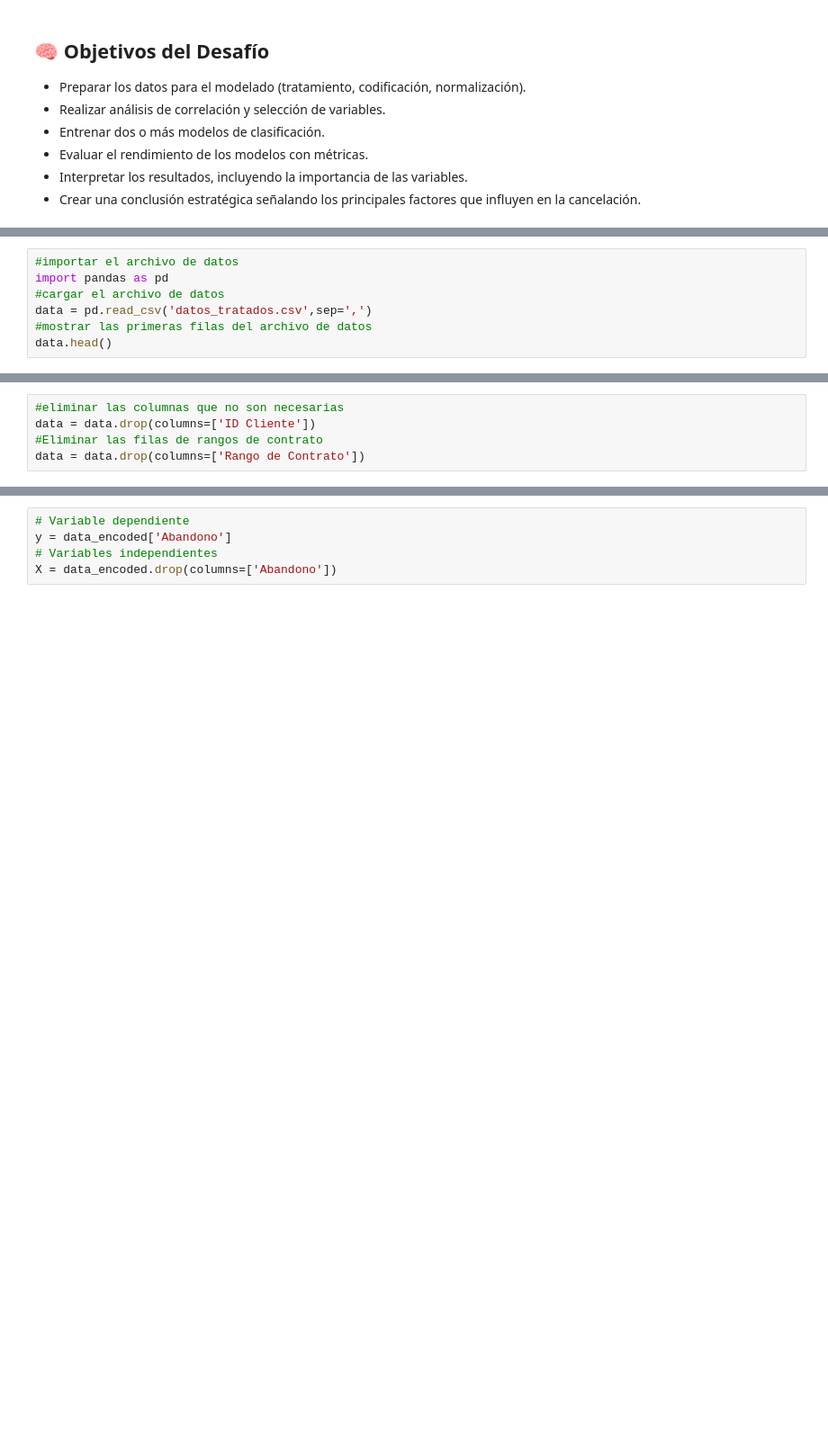
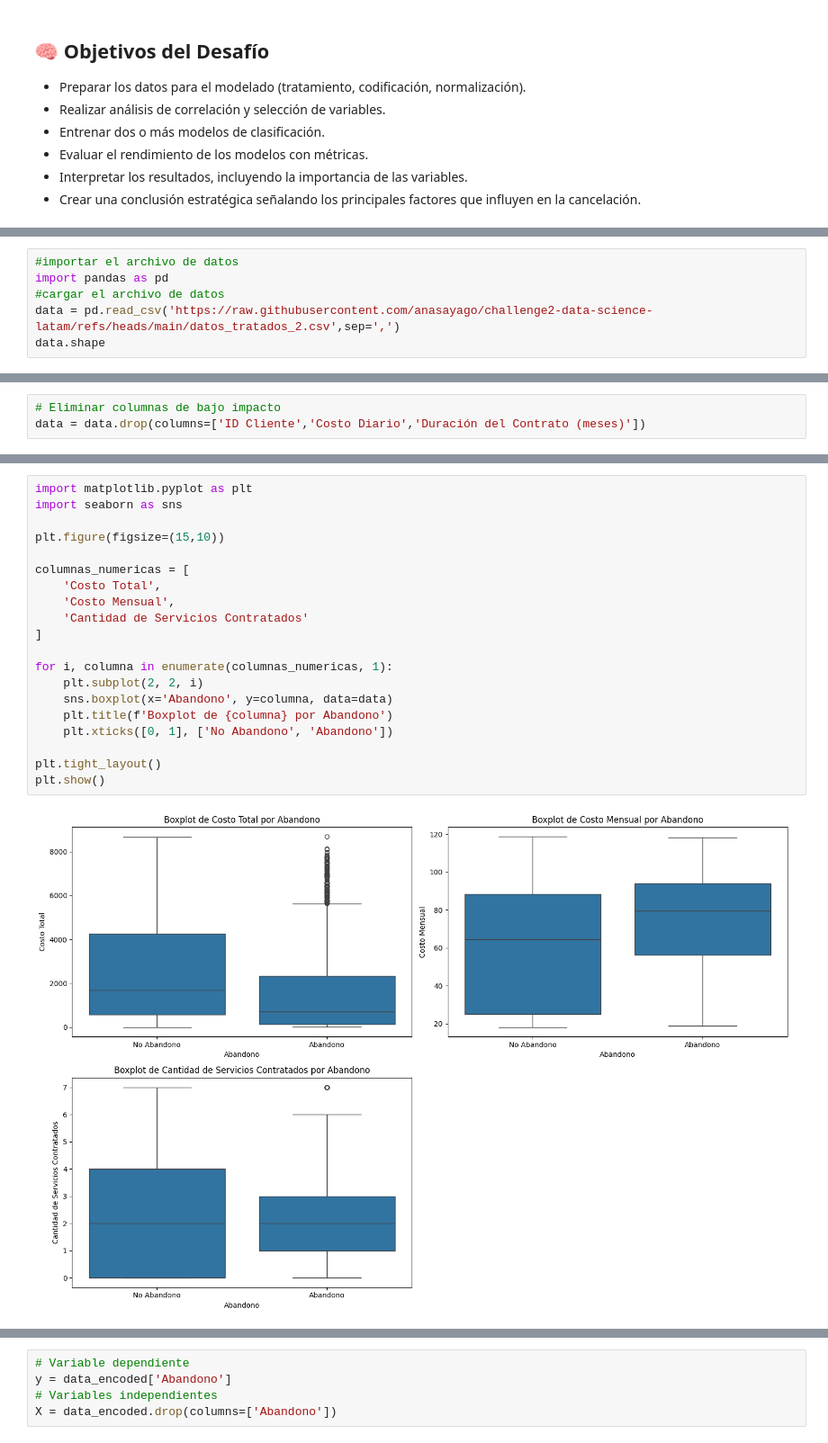
Before and after one commit to gedp/challenge3-data-science-alura-latam, a Jupyter notebook: TelecomX_LATAM.ipynb, the cells around one changed output, grey strips where cells are left out. Shown at 90% size. Cells and saved outputs as stored; diff of their text form; blank space fills up the shorter version.

```diff
--- a/TelecomX_LATAM.ipynb
+++ b/TelecomX_LATAM.ipynb
@@ -16,7 +14,6 @@
 #importar el archivo de datos
 import pandas as pd
 #cargar el archivo de datos
-data = pd.read_csv('datos_tratados.csv',sep=',')
-#mostrar las primeras filas del archivo de datos
-data.head()
+data = pd.read_csv('https://raw.githubusercontent.com/anasayago/challenge2-data-science-latam/refs/heads/main/datos_tratados_2.csv',sep=',')
+data.shape
 # %% [output]
@@ -30,5 +20,0 @@ data.head()
-# %%
-#eliminar las columnas que no son necesarias
-data = data.drop(columns=['ID Cliente'])
-#Eliminar las filas de rangos de contrato
-data = data.drop(columns=['Rango de Contrato'])
@@ -53,0 +112,3 @@ data_encoded.head()
+# %%
+# Eliminar columnas de bajo impacto
+data = data.drop(columns=['ID Cliente','Costo Diario','Duración del Contrato (meses)'])
@@ -53,0 +137,22 @@ data_encoded.head()
+# %%
+import matplotlib.pyplot as plt
+import seaborn as sns
+
+plt.figure(figsize=(15,10))
+
+columnas_numericas = [
+    'Costo Total',
+    'Costo Mensual',
+    'Cantidad de Servicios Contratados'
+]
+
+for i, columna in enumerate(columnas_numericas, 1):
+    plt.subplot(2, 2, i)
+    sns.boxplot(x='Abandono', y=columna, data=data)
+    plt.title(f'Boxplot de {columna} por Abandono')
+    plt.xticks([0, 1], ['No Abandono', 'Abandono'])
+
+plt.tight_layout()
+plt.show()
+# %% [output]
+[figure, added]
```
Also changed, not shown: parts of 113 cells of this notebook, 5 other files.
